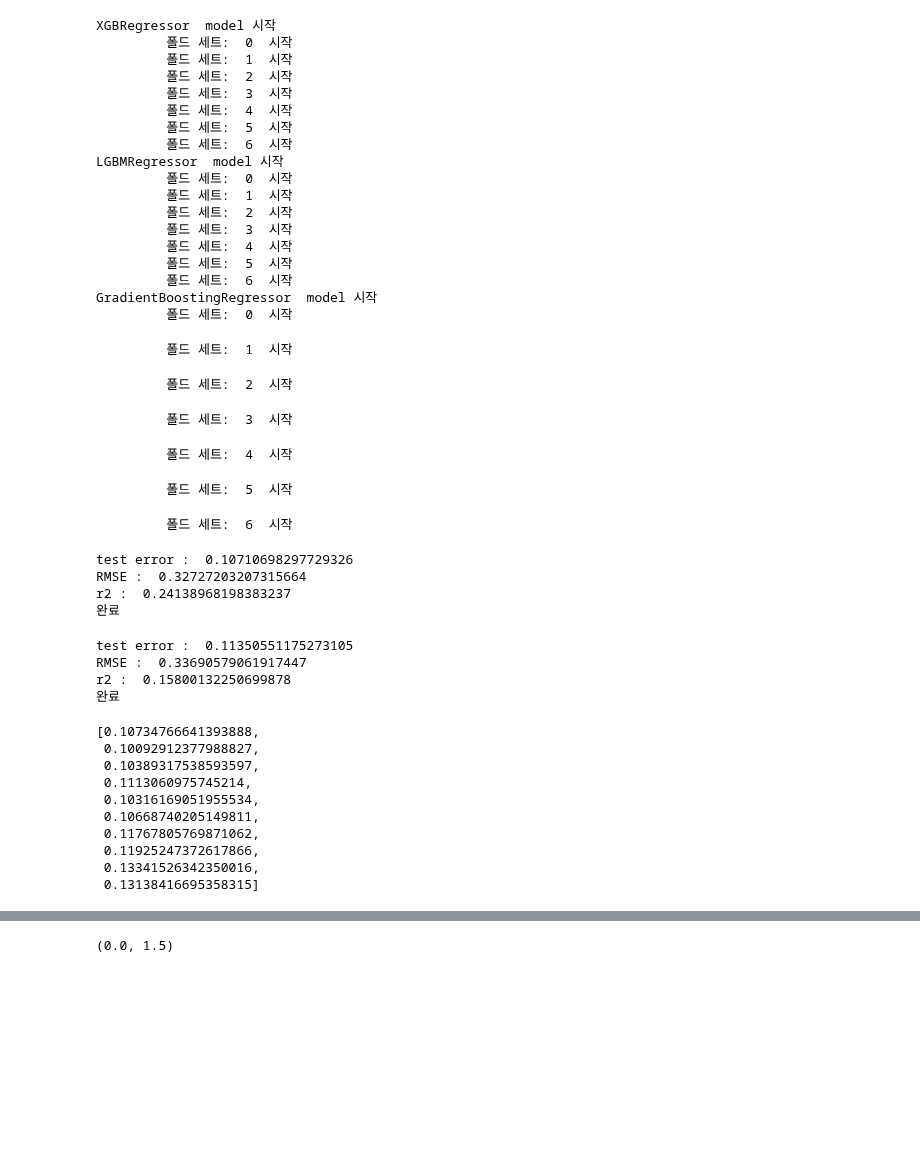
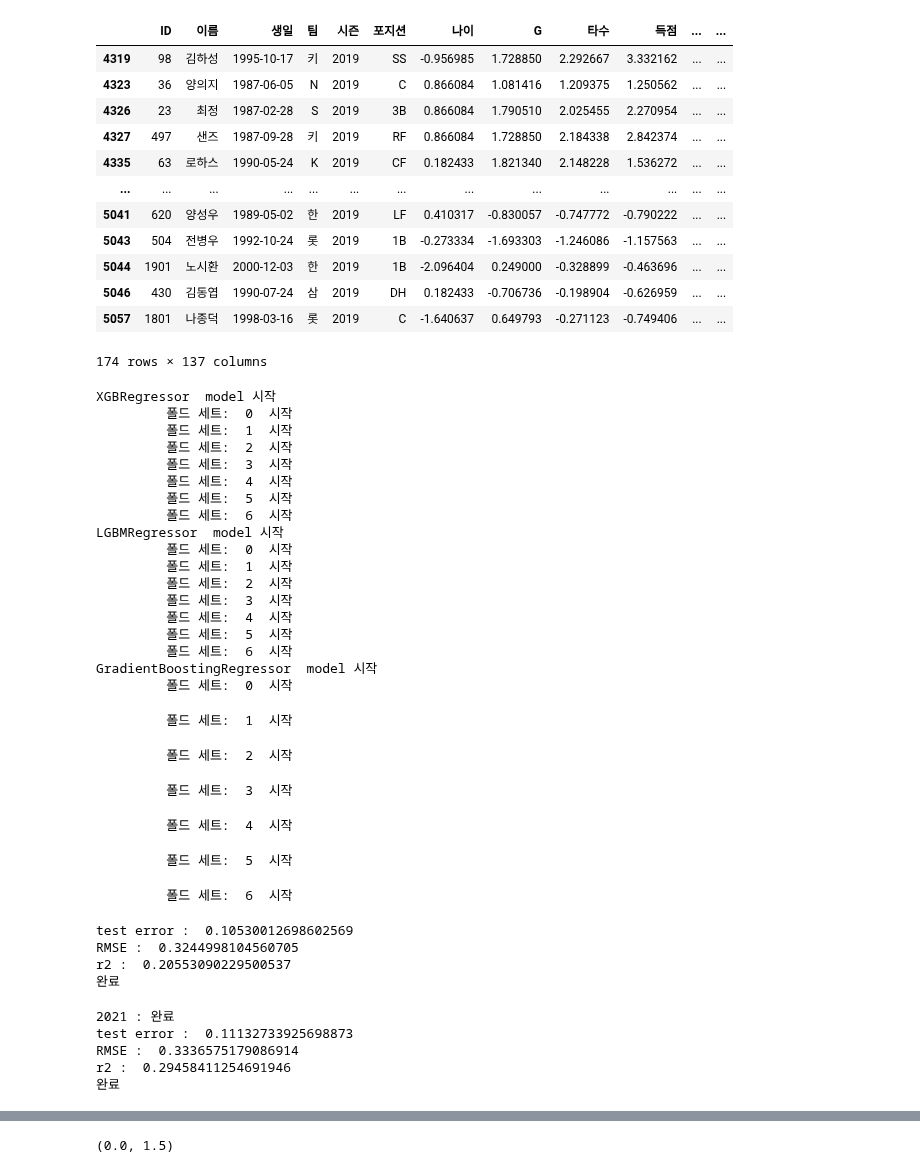
Before and after one commit to gmb408/OSSP-KBO-prediction, a Jupyter notebook: Model_Building.ipynb, the cells around one changed output, grey strips where cells are left out. Cells and saved outputs as stored; diff of their text form; code cells hidden in the pictures; blank space fills up the shorter version.

```diff
--- a/Model_Building.ipynb
+++ b/Model_Building.ipynb
@@ -84,15 +86,31 @@ df
 # %%
 # 학습시킬 모델
 from sklearn.ensemble import GradientBoostingRegressor
 model_dict = {'xgb':XGBRegressor(objective ='reg:squarederror',n_estimators=110, learning_rate=0.05 ,max_depth=3, min_samples_split=400, random_state=23),
               'lgbm':LGBMRegressor(random_state=23),
               'rf':RandomForestRegressor(),
               'svr':SVR(),
               'knn':KNeighborsRegressor(),
               'reg':LinearRegression(),
               'ridge':Ridge(),
               'gbm' : GradientBoostingRegressor(random_state=23)
               }
+dc = (result[result['시즌']==2019])
+dc
+# %% [output]
+|  | ID | 이름 | 생일 | 팀 | 시즌 | 포지션 | 나이 | G | 타수 | 득점 | ... | ... |
+| 4319 | 98 | 김하성 | 1995-10-17 | 키 | 2019 | SS | -0.956985 | 1.728850 | 2.292667 | 3.332162 | ... | ... |
+| 4323 | 36 | 양의지 | 1987-06-05 | N | 2019 | C | 0.866084 | 1.081416 | 1.209375 | 1.250562 | ... | ... |
+| 4326 | 23 | 최정 | 1987-02-28 | S | 2019 | 3B | 0.866084 | 1.790510 | 2.025455 | 2.270954 | ... | ... |
+| 4327 | 497 | 샌즈 | 1987-09-28 | 키 | 2019 | RF | 0.866084 | 1.728850 | 2.184338 | 2.842374 | ... | ... |
+| 4335 | 63 | 로하스 | 1990-05-24 | K | 2019 | CF | 0.182433 | 1.821340 | 2.148228 | 1.536272 | ... | ... |
+| ... | ... | ... | ... | ... | ... | ... | ... | ... | ... | ... | ... | ... |
+| 5041 | 620 | 양성우 | 1989-05-02 | 한 | 2019 | LF | 0.410317 | -0.830057 | -0.747772 | -0.790222 | ... | ... |
+| 5043 | 504 | 전병우 | 1992-10-24 | 롯 | 2019 | 1B | -0.273334 | -1.693303 | -1.246086 | -1.157563 | ... | ... |
+| 5044 | 1901 | 노시환 | 2000-12-03 | 한 | 2019 | 1B | -2.096404 | 0.249000 | -0.328899 | -0.463696 | ... | ... |
+| 5046 | 430 | 김동엽 | 1990-07-24 | 삼 | 2019 | DH | 0.182433 | -0.706736 | -0.198904 | -0.626959 | ... | ... |
+| 5057 | 1801 | 나종덕 | 1998-03-16 | 롯 | 2019 | C | -1.640637 | 0.649793 | -0.271123 | -0.749406 | ... | ... |
+174 rows × 137 columns
 # %%
 def get_stacking_base_datasets(model, train2,test3, n_folds ):
     # 지정된 n_folds값으로 KFold 생성.
@@ -137,8 +155,8 @@ test_error = []
 r2 = []
 
 #train1, test2 = train_test_split(df, test_size=0.2)
-train1 = df[df['시즌'] < 2018].reset_index(drop=True)
-test2 = df[(df['시즌'] > 2018) & (2021 > df['시즌'])].reset_index(drop=True)
+train1 = df[df['시즌'] < 2019].reset_index(drop=True)
+test2 = df[(df['시즌'] > 2019) & (2022 >= df['시즌'])].reset_index(drop=True)
 y_train = train1[y_cols]
 y_test = test2[y_cols]
 # 개별 기반 모델에서 최종 메타 모델이 사용할 학습 및 테스트용 데이터를 생성하기 위한 함수.
@@ -189,23 +207,29 @@ GradientBoostingRegressor  model 시작
          폴드 세트:  4  시작
          폴드 세트:  5  시작
          폴드 세트:  6  시작
-test error :  0.10710698297729326
-RMSE :  0.32727203207315664
-r2 :  0.24138968198383237
+test error :  0.10530012698602569
+RMSE :  0.3244998104560705
+r2 :  0.20553090229500537
 완료
 # %%
-from sklearn.model_selection import KFold
-from sklearn.model_selection import train_test_split
-from sklearn.metrics import mean_absolute_error
+# 2009 ~ 2016년 기간의 데이터로 검증
+# 예를들어 2010년은 2009년까지의 데이터로, 2011년은 2010년까지의 데이터로 검증
+# 에러가 가장 낮은 두 모델, xgboost와 ridge 중 ridge 선택
+# ridge가 xgboost에 비해 과적합이 적고 일반화가 더 잘 이뤄졌을 것이라는 판단
 
-model = model_dict['xgb']
 test_error = []
 r2 = []
-kf = KFold(n_splits=10, shuffle=False)
-for tr,te in kf.split(df) :
-    train, test = df.iloc[tr], df.iloc[te]
-    X_train, X_test = train[X_cols],test[X_cols]
-    y_train, y_test = train[y_cols],test[y_cols]
+
+for year in range(1984, 2022):
+
+    train = df[df['시즌'] < year-1].reset_index(drop=True)
+    test = df[df['시즌'] == year-1].reset_index(drop=True)
+
+    X_train = train[X_cols]
+    y_train = train[y_cols]
+
+    X_test = test[X_cols]
+    y_test = test[y_cols]
 
     model = model_dict['xgb']    #모델명 바꾸어 가면서 실험 가능
     model2 = model_dict['lgbm']
@@ -215,33 +239,26 @@ for tr,te in kf.split(df) :
     model.fit( X_train, y_train )
     model2.fit(X_train, y_train )
     model3.fit(X_train, y_train)
+
     y_predict = model.predict(X_test)
     y_predict2 = model2.predict(X_test)
     y_predict3 = model3.predict(X_test)
-    fin =  (y_predict  +  y_predict2 +  y_predict3)/3
 
+    fin =  (y_predict*0.6)  +  (y_predict2*0.2) +  (y_predict3*0.2)
 
-    test_error.append(mean_squared_error(y_test,  fin ,squared=False) )
-    r2.append(r2_score(y_test, fin ))
+    test_error.append(mean_squared_error(y_test,  fin,squared=False) )
+    r2.append(r2_score(y_test, fin))
 
+    clear_output(wait=True)
+    print(year, ": 완료")
 
 print("test error : ", np.mean(test_error))
-print("RMSE : ", np.mean(test_error)**0.5)
+print("RMSE : ", np.sqrt(np.mean(test_error)))
 print("r2 : ", np.mean(r2))
 print("완료")
-test_error
 # %% [output]
-test error :  0.11350551175273105
-RMSE :  0.33690579061917447
-r2 :  0.15800132250699878
+2021 : 완료
+test error :  0.11132733925698873
+RMSE :  0.3336575179086914
+r2 :  0.29458411254691946
 완료
-[0.10734766641393888,
- 0.10092912377988827,
- 0.10389317538593597,
- 0.1113060975745214,
- 0.10316169051955534,
- 0.10668740205149811,
- 0.11767805769871062,
- 0.11925247372617866,
- 0.13341526342350016,
- 0.13138416695358315]
```
Also changed, not shown: parts of 13 cells of this notebook.
